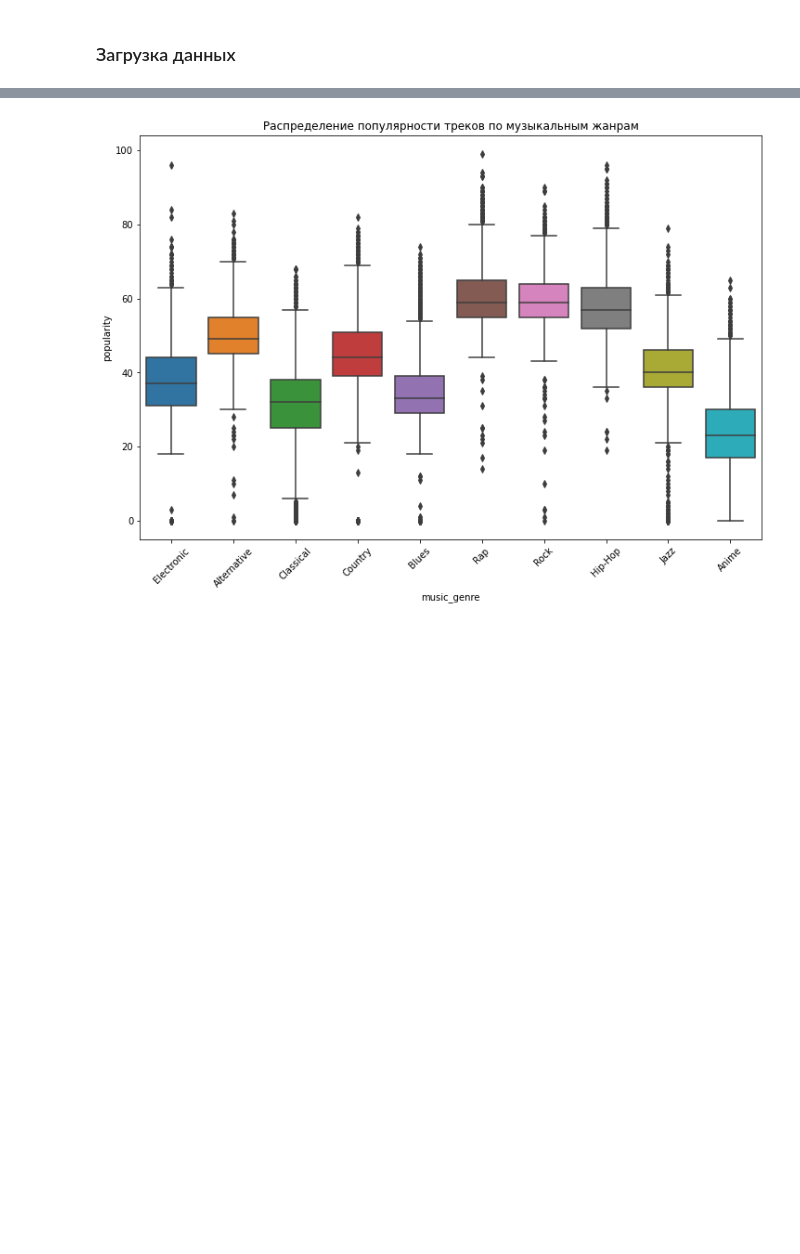
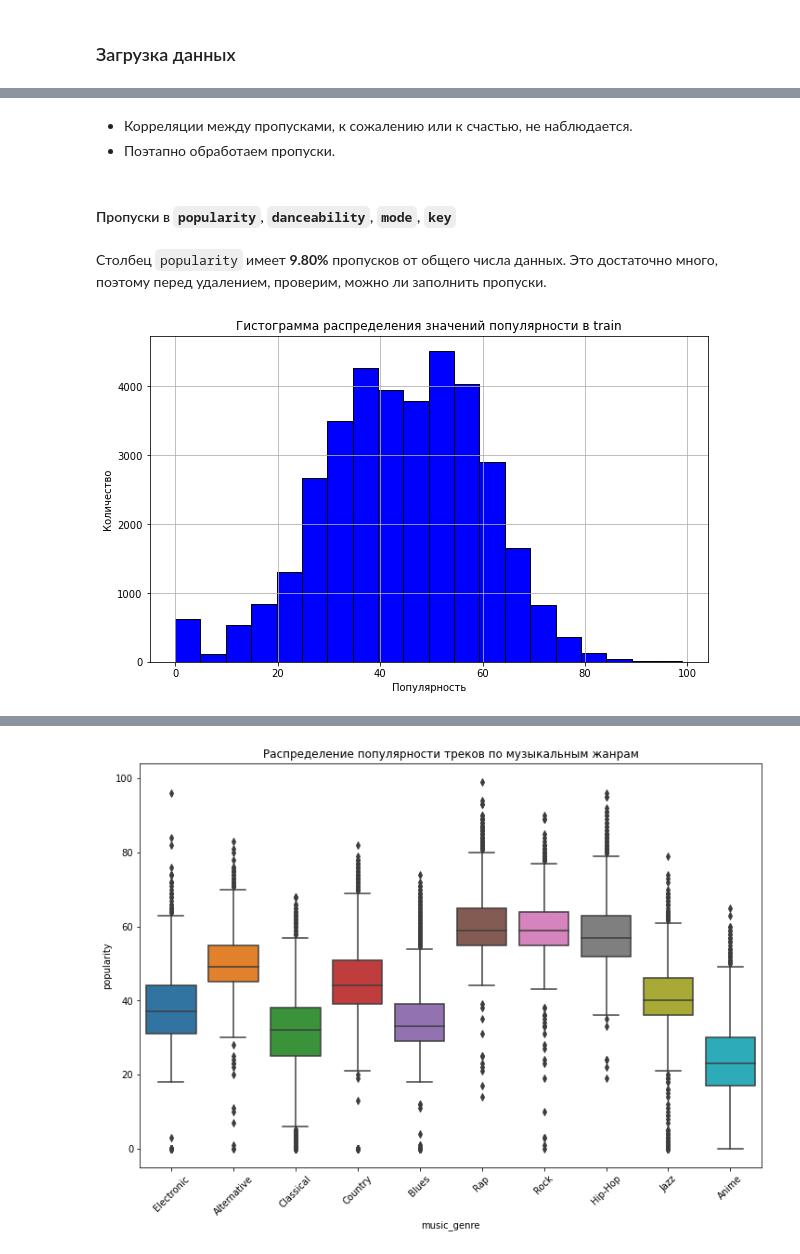
Before and after one commit to EPrutskoy/Kaggle_music_genre_prediction, a Jupyter notebook: music_model_notebook.ipynb, the cells around one changed output, grey strips where cells are left out. Saved outputs shown, nothing was run; the diff lists cells and outputs as text; code cells hidden in the pictures; blank space fills up the shorter version.

```diff
--- a/music_model_notebook.ipynb
+++ b/music_model_notebook.ipynb
@@ -159,0 +310,17 @@ plt.show()
+# %% [markdown]
+* Корреляции между пропусками, к сожалению или к счастью, не наблюдается.
+* Поэтапно обработаем пропуски.
+# %% [markdown]
+#### Пропуски в `popularity`, `danceability`, `mode`, `key`
+# %% [markdown]
+Столбец `popularity` имеет **9.80%** пропусков от общего числа данных. Это достаточно много, поэтому перед удалением, проверим, можно ли заполнить пропуски.
+# %%
+plt.figure(figsize=(10, 6))
+plt.hist(train['popularity'], bins=20, color='blue', edgecolor='black')
+plt.title('Гистограмма распределения значений популярности в train')
+plt.xlabel('Популярность')
+plt.ylabel('Количество')
+plt.grid(True)
+plt.show()
+# %% [output]
+[figure, added]
```
Also changed, not shown: parts of 32 cells of this notebook.
